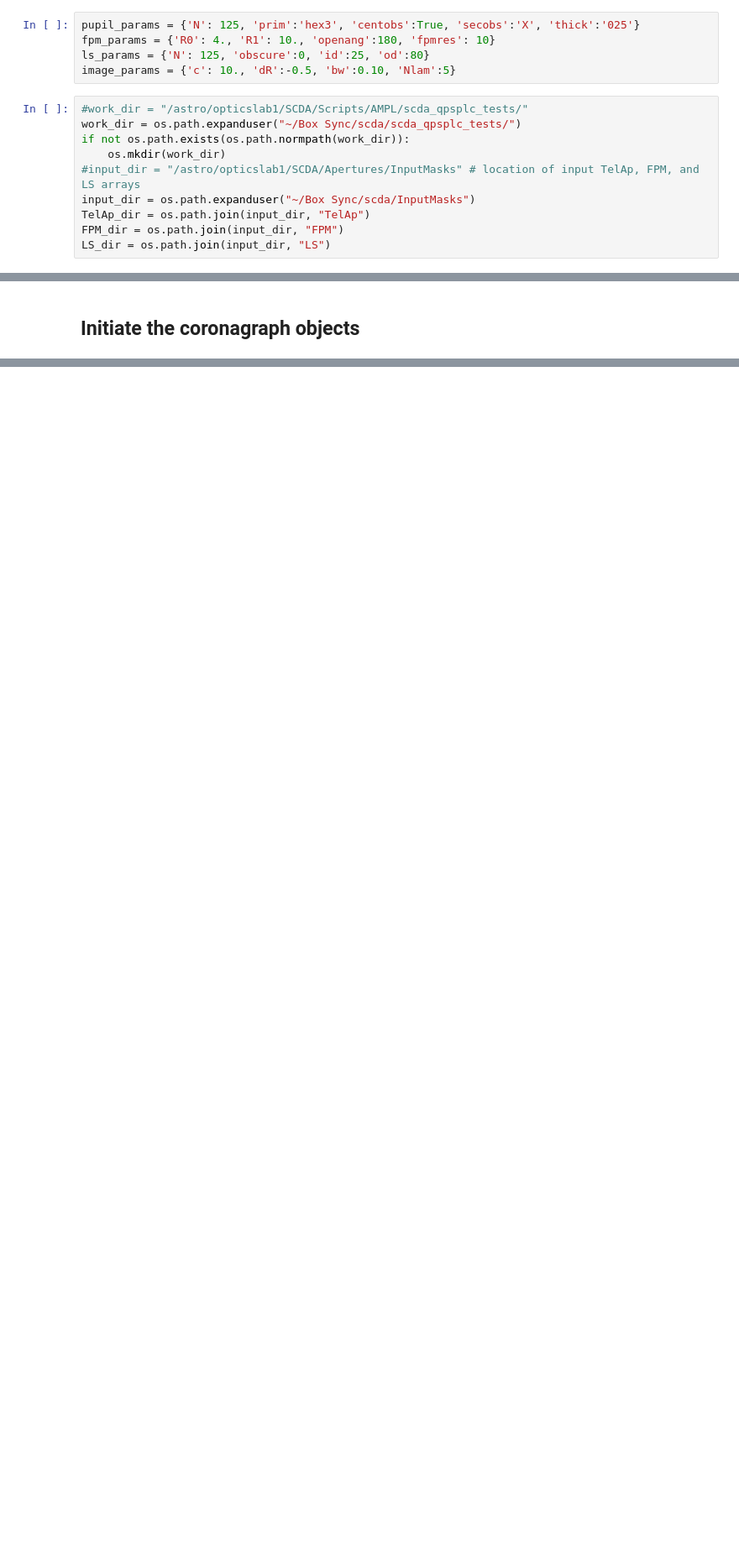
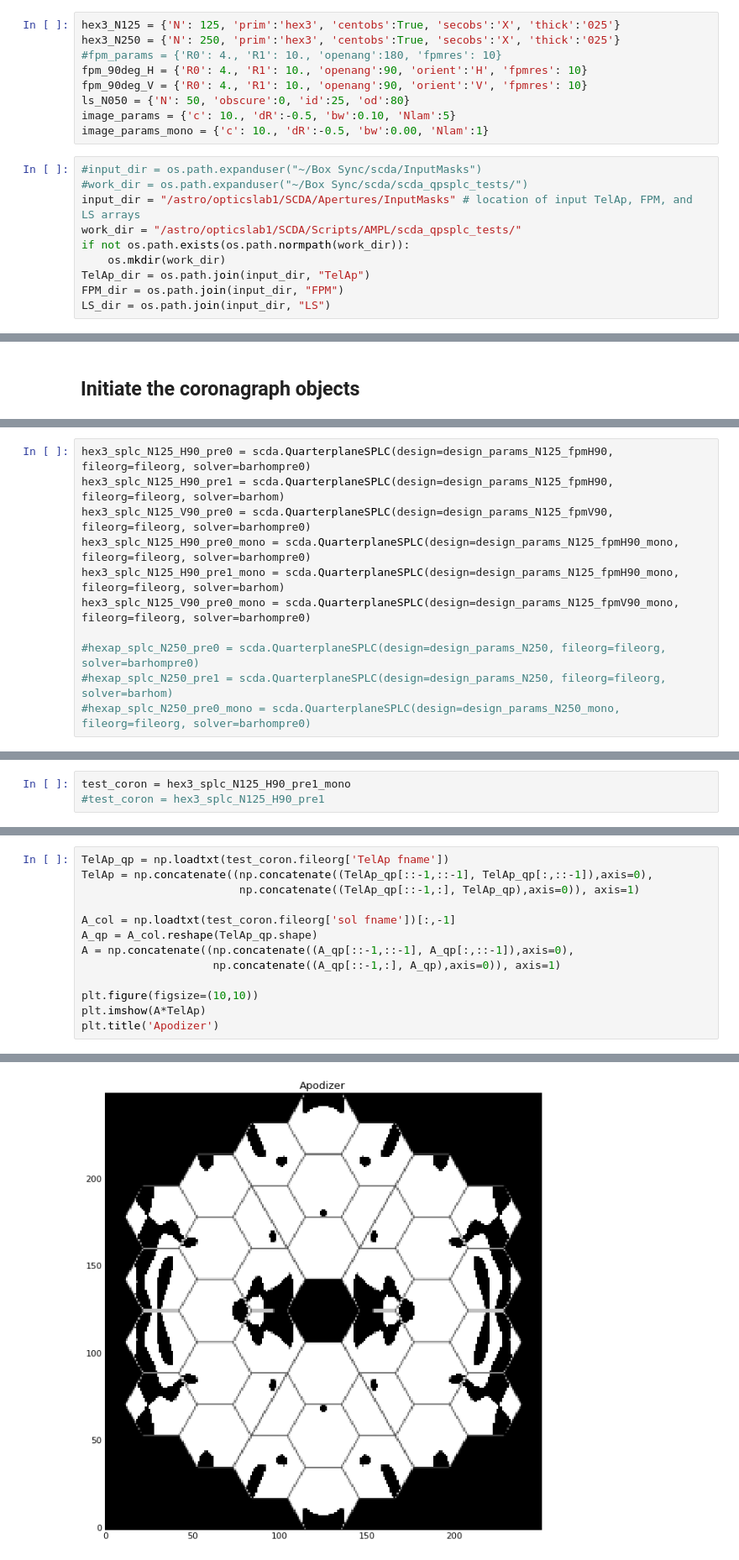
Before and after one commit to neilzim/SCDA, a Jupyter notebook: qpsplc_tests.ipynb, the cells around one changed output, grey strips where cells are left out. Shown at 84% size. Drawn from its saved outputs; the diff is of its cells as text; blank space fills up the shorter version.

```diff
--- a/qpsplc_tests.ipynb
+++ b/qpsplc_tests.ipynb
@@ -28,17 +28,21 @@ Imported scda module from /Users/neil/STScI/SCDA/SCDA/scda.py
 # %% [markdown]
 ## Set the design parameters
 # %%
-pupil_params = {'N': 125, 'prim':'hex3', 'centobs':True, 'secobs':'X', 'thick':'025'}
-fpm_params = {'R0': 4., 'R1': 10., 'openang':180, 'fpmres': 10}
-ls_params = {'N': 125, 'obscure':0, 'id':25, 'od':80}
+hex3_N125 = {'N': 125, 'prim':'hex3', 'centobs':True, 'secobs':'X', 'thick':'025'}
+hex3_N250 = {'N': 250, 'prim':'hex3', 'centobs':True, 'secobs':'X', 'thick':'025'}
+#fpm_params = {'R0': 4., 'R1': 10., 'openang':180, 'fpmres': 10}
+fpm_90deg_H = {'R0': 4., 'R1': 10., 'openang':90, 'orient':'H', 'fpmres': 10}
+fpm_90deg_V = {'R0': 4., 'R1': 10., 'openang':90, 'orient':'V', 'fpmres': 10}
+ls_N050 = {'N': 50, 'obscure':0, 'id':25, 'od':80}
 image_params = {'c': 10., 'dR':-0.5, 'bw':0.10, 'Nlam':5}
+image_params_mono = {'c': 10., 'dR':-0.5, 'bw':0.00, 'Nlam':1}
 # %%
-#work_dir = "/astro/opticslab1/SCDA/Scripts/AMPL/scda_qpsplc_tests/"
-work_dir = os.path.expanduser("~/Box Sync/scda/scda_qpsplc_tests/")
+#input_dir = os.path.expanduser("~/Box Sync/scda/InputMasks")
+#work_dir = os.path.expanduser("~/Box Sync/scda/scda_qpsplc_tests/")
+input_dir = "/astro/opticslab1/SCDA/Apertures/InputMasks" # location of input TelAp, FPM, and LS arrays
+work_dir = "/astro/opticslab1/SCDA/Scripts/AMPL/scda_qpsplc_tests/"
 if not os.path.exists(os.path.normpath(work_dir)):
     os.mkdir(work_dir)
-#input_dir = "/astro/opticslab1/SCDA/Apertures/InputMasks" # location of input TelAp, FPM, and LS arrays
-input_dir = os.path.expanduser("~/Box Sync/scda/InputMasks")
 TelAp_dir = os.path.join(input_dir, "TelAp")
 FPM_dir = os.path.join(input_dir, "FPM")
 LS_dir = os.path.join(input_dir, "LS")
@@ -102,0 +72,11 @@ INFO:root:Wrote /Users/neil/Box Sync/scda/scda_qpsplc_tests/SPLC_quart_hex3X025c
+# %%
+hex3_splc_N125_H90_pre0 = scda.QuarterplaneSPLC(design=design_params_N125_fpmH90, fileorg=fileorg, solver=barhompre0)
+hex3_splc_N125_H90_pre1 = scda.QuarterplaneSPLC(design=design_params_N125_fpmH90, fileorg=fileorg, solver=barhom)
+hex3_splc_N125_V90_pre0 = scda.QuarterplaneSPLC(design=design_params_N125_fpmV90, fileorg=fileorg, solver=barhompre0)
+hex3_splc_N125_H90_pre0_mono = scda.QuarterplaneSPLC(design=design_params_N125_fpmH90_mono, fileorg=fileorg, solver=barhompre0)
+hex3_splc_N125_H90_pre1_mono = scda.QuarterplaneSPLC(design=design_params_N125_fpmH90_mono, fileorg=fileorg, solver=barhom)
+hex3_splc_N125_V90_pre0_mono = scda.QuarterplaneSPLC(design=design_params_N125_fpmV90_mono, fileorg=fileorg, solver=barhompre0)
+
+#hexap_splc_N250_pre0 = scda.QuarterplaneSPLC(design=design_params_N250, fileorg=fileorg, solver=barhompre0)
+#hexap_splc_N250_pre1 = scda.QuarterplaneSPLC(design=design_params_N250, fileorg=fileorg, solver=barhom)
+#hexap_splc_N250_pre0_mono = scda.QuarterplaneSPLC(design=design_params_N250_mono, fileorg=fileorg, solver=barhompre0)
@@ -135 +163,4 @@ INFO:root:Wrote ./SPLC_quart_hex3X025cobs1_N0125_FPM40R100H180res10_LSann25D80cl
  'TelAp_quart_hex3X025cobs1_N0125.dat']
+# %%
+test_coron = hex3_splc_N125_H90_pre1_mono
+#test_coron = hex3_splc_N125_H90_pre1
@@ -135,0 +174,14 @@ INFO:root:Wrote ./SPLC_quart_hex3X025cobs1_N0125_FPM40R100H180res10_LSann25D80cl
+# %%
+TelAp_qp = np.loadtxt(test_coron.fileorg['TelAp fname'])
+TelAp = np.concatenate((np.concatenate((TelAp_qp[::-1,::-1], TelAp_qp[:,::-1]),axis=0),
+                        np.concatenate((TelAp_qp[::-1,:], TelAp_qp),axis=0)), axis=1)
+
+A_col = np.loadtxt(test_coron.fileorg['sol fname'])[:,-1]
+A_qp = A_col.reshape(TelAp_qp.shape)
+A = np.concatenate((np.concatenate((A_qp[::-1,::-1], A_qp[:,::-1]),axis=0),
+                    np.concatenate((A_qp[::-1,:], A_qp),axis=0)), axis=1)
+
+plt.figure(figsize=(10,10))
+plt.imshow(A*TelAp)
+plt.title('Apodizer')
+# %% [output]
@@ -135,0 +189 @@ INFO:root:Wrote ./SPLC_quart_hex3X025cobs1_N0125_FPM40R100H180res10_LSann25D80cl
+[figure, added]
```
Also changed, not shown: parts of 17 cells of this notebook.
